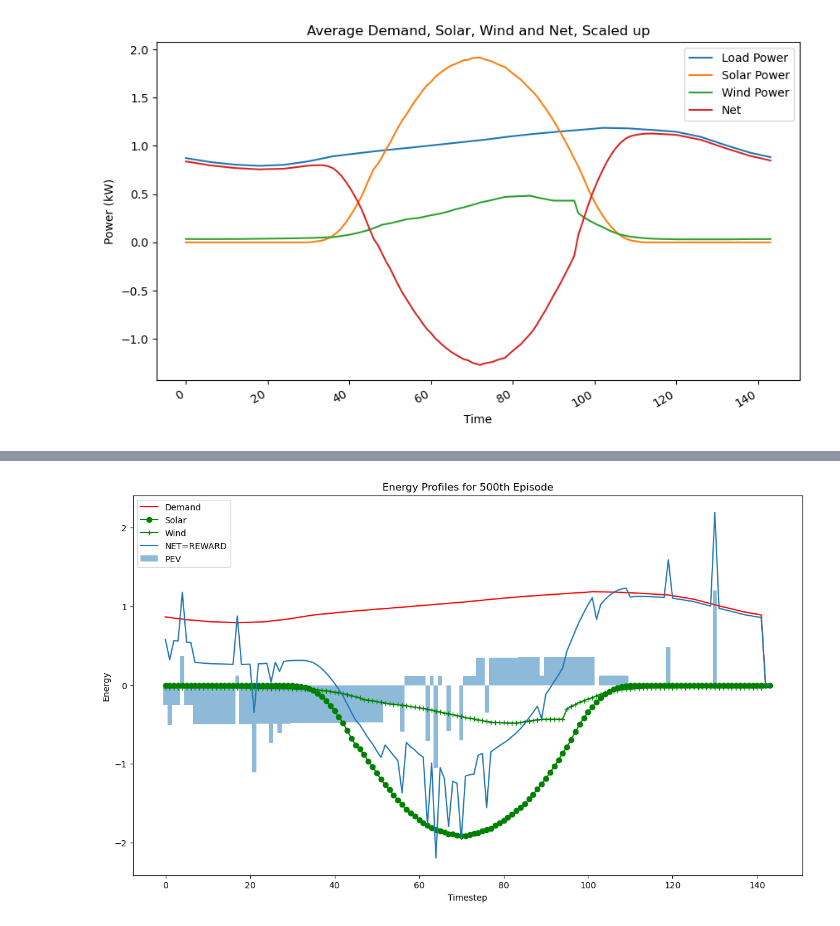
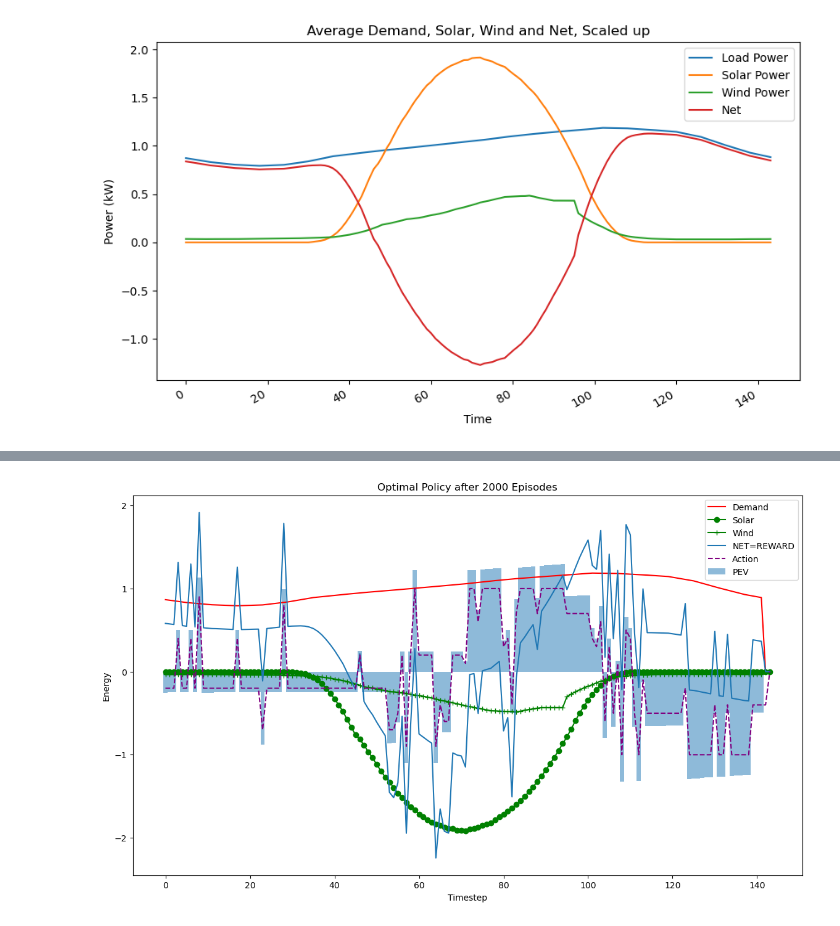
Before and after one commit to carlacupcake/CE291-V2G, a Jupyter notebook: RL_test_RNN._FORPLOTS.ipynb, the cells around one changed output, grey strips where cells are left out. Cells and saved outputs as stored; diff of their text form; code cells hidden in the pictures.

```diff
--- a/RL_test_RNN._FORPLOTS.ipynb
+++ b/RL_test_RNN._FORPLOTS.ipynb
@@ -116,7 +131,7 @@ agent.epsilon
 
 episode_durations = []
 
-for episode in range(1):  # Loop over specified number of episodes (Dont do less than 2, the memory of the one day needs to be filled first)
+for episode in range(2):  # Loop over specified number of episodes (Dont do less than 2, the memory of the one day needs to be filled first)
     # Initialize environment for the current day
     start_time = time.time()
     env = GridEnvironment(N, average_demand_10min, average_solar_10min, average_wind_10min, day_index, timestep_length)
@@ -128,6 +143,7 @@ for episode in range(1):  # Loop over specified number of episodes (Dont do less
     solar_profile = np.zeros(T)
     wind_profile = np.zeros(T)
     PEV_profile = np.zeros(T)
+    action_profile=np.zeros(T)
 
     for timestep in range(1, T+1):  # Loop through each timestep in the day
         normalized_timestep = np.array([timestep / T])   # T is the total number of timesteps in a day
@@ -152,6 +168,7 @@ for episode in range(1):  # Loop over specified number of episodes (Dont do less
         solar_profile[timestep - 1] = next_solar
         wind_profile[timestep - 1] = next_wind
         PEV_profile[timestep - 1] = np.sum(next_P_EV)
+        action_profile[timestep-1]=env.decode_action(action)
 
         normalized_next_timestep = np.array([(timestep+1) / T])
         # Construct the new state from the separated components
@@ -193,25 +196,27 @@ Individual episode durations: [0.8584108352661133, 15.656591892242432, 15.614796
 # %%
 #Baseline plot
 #Make it pretty & cool!
-
+#USe action_profiel to plot the action at every time step (number between -1 and 1)
 plt.figure(figsize=(14, 8))
 plt.plot(demand_profile, label='Demand', color="red")
 plt.plot(-1*solar_profile, label='Solar', color='green', marker='o')
 plt.plot(-1*wind_profile, label='Wind', color='green', marker='+')
 
 plt.plot(demand_profile+PEV_profile -solar_profile- wind_profile, label='NET=REWARD')
 
 # Plot the PEV_profile as a bar graph
 timesteps = np.arange(len(PEV_profile))
 plt.bar(timesteps, PEV_profile, width=1.0, label='PEV', alpha=0.5)
 
+# Plot the action profile
+plt.plot(timesteps, action_profile, label='Action', color='purple', linestyle='--')
 
 
 plt.legend()
 plt.title('Optimal Policy after 2000 Episodes')
 plt.xlabel('Timestep')
 plt.ylabel('Energy')
 plt.savefig('test.png')
 plt.show()
 # %% [output]
-[figure, old version]
+[figure, new version]
```
Also changed, not shown: parts of 3 cells of this notebook, 5 other files.
